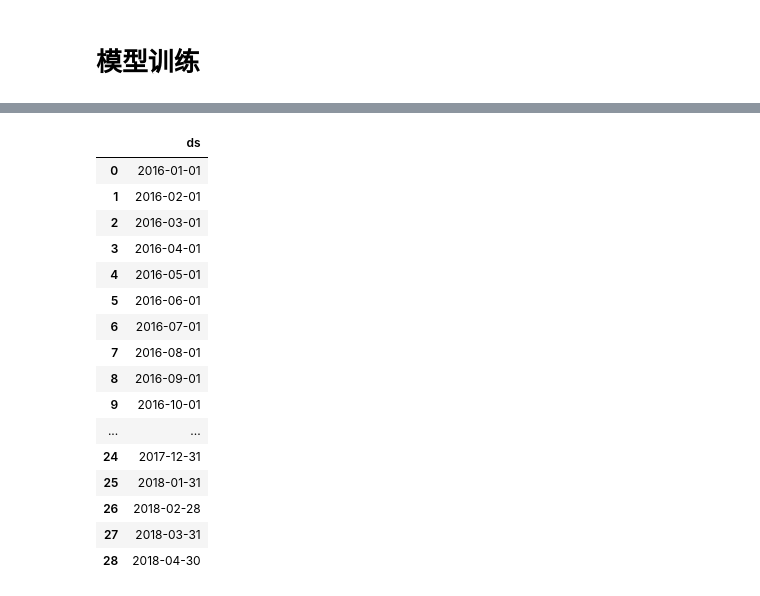
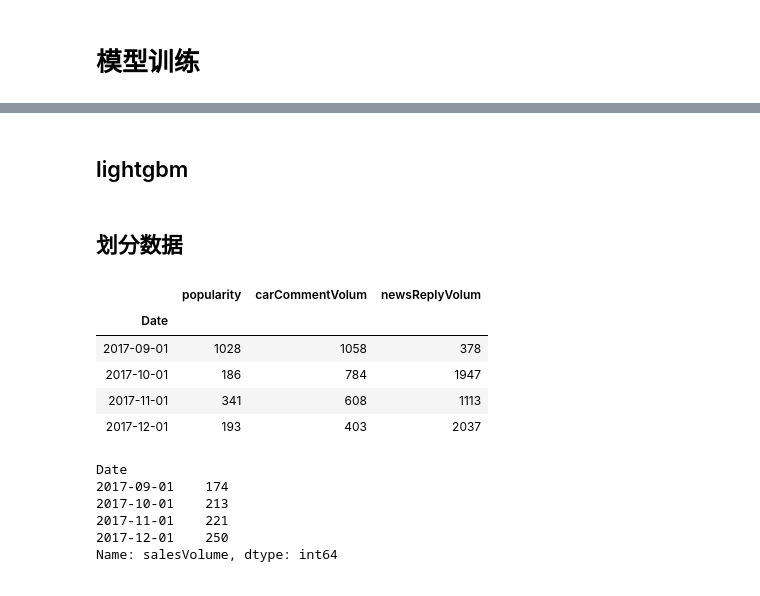
Before and after one commit to Brothercg/DayDayUP, a Jupyter notebook: BigData/carSaleData/work.ipynb, the cells around one changed output, grey strips where cells are left out. Drawn from its saved outputs; the diff is of its cells as text; code cells hidden in the pictures.

```diff
--- a/BigData/carSaleData/work.ipynb
+++ b/BigData/carSaleData/work.ipynb
@@ -228,4 +230,4 @@ one_province_data
 # %%
-from fbprophet import Prophet
-model = Prophet()
-model.fit(one_province_data)
+# from fbprophet import Prophet
+# model = Prophet()
+# model.fit(one_province_data)
@@ -239,21 +234,3 @@ INFO:fbprophet:n_changepoints greater than number of observations.Using 18.
 # %%
-future = model.make_future_dataframe(periods=5, freq='M')
-future
+# future = model.make_future_dataframe(periods=4, freq='M')
+# future.tail()
-# %% [output]
-|  | ds |
-| 0 | 2016-01-01 |
-| 1 | 2016-02-01 |
-| 2 | 2016-03-01 |
-| 3 | 2016-04-01 |
-| 4 | 2016-05-01 |
-| 5 | 2016-06-01 |
-| 6 | 2016-07-01 |
-| 7 | 2016-08-01 |
-| 8 | 2016-09-01 |
-| 9 | 2016-10-01 |
-| ... | ... |
-| 24 | 2017-12-31 |
-| 25 | 2018-01-31 |
-| 26 | 2018-02-28 |
-| 27 | 2018-03-31 |
-| 28 | 2018-04-30 |
@@ -259,0 +256,36 @@ future
+# %% [markdown]
+## lightgbm
+# %% [markdown]
+## 划分数据
+# %%
+to_drop = ['province', 'adcode', 'model', 'bodyType']
+model_data =  one_province_data
+model_data = model_data.drop(to_drop, axis='columns')
+
+
+train = model_data[0:20]
+
+x_train = train.drop('salesVolume', axis = 'columns')
+y_train = train['salesVolume']
+
+test = model_data[20:]
+x_test = test.drop('salesVolume', axis = 'columns')
+y_test = test['salesVolume']
+# %%
+x_test
+# %% [output]
+|  | popularity | carCommentVolum | newsReplyVolum |
+| Date |  |  |  |
+| 2017-09-01 | 1028 | 1058 | 378 |
+| 2017-10-01 | 186 | 784 | 1947 |
+| 2017-11-01 | 341 | 608 | 1113 |
+| 2017-12-01 | 193 | 403 | 2037 |
+# %%
+y_test
+# %% [output]
+Date
+2017-09-01    174
+2017-10-01    213
+2017-11-01    221
+2017-12-01    250
+Name: salesVolume, dtype: int64
```
Also changed, not shown: parts of 10 cells of this notebook.
